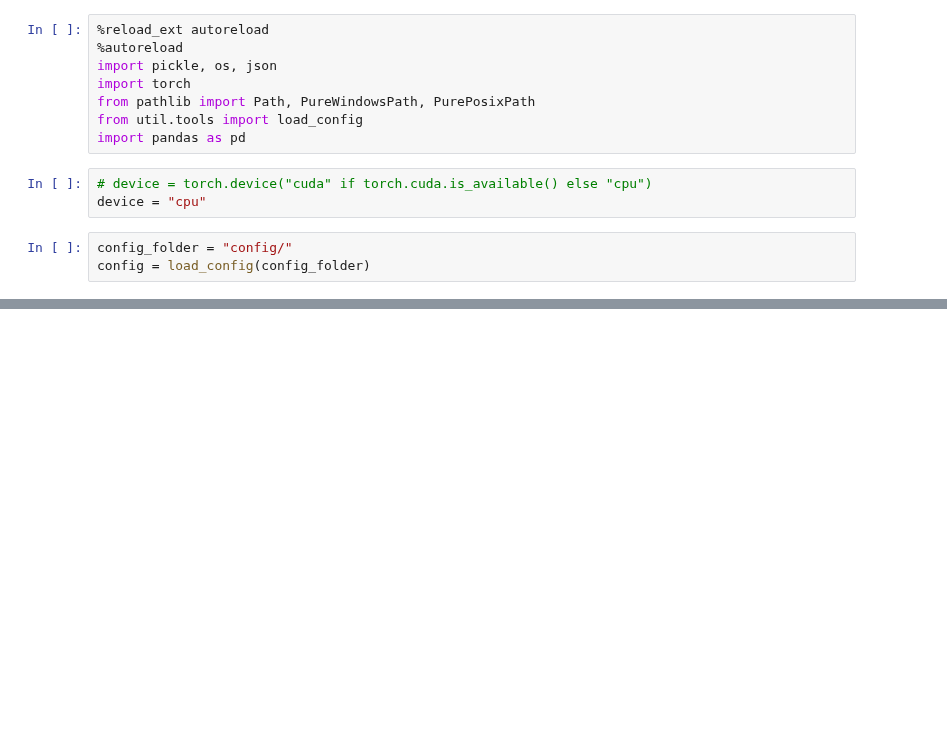
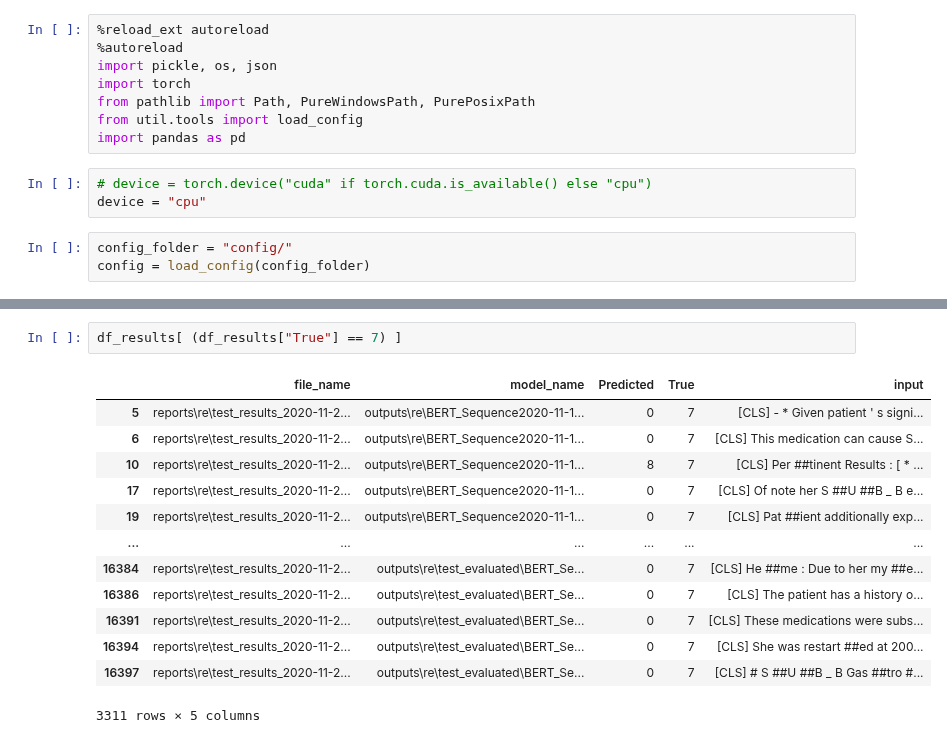
Before and after one commit to pnarsina/w266_final, a Jupyter notebook: project_re/MissedPredictionsAnalysis.ipynb, the cells around one changed output, grey strips where cells are left out. Cells and saved outputs as stored; diff of their text form; blank space fills up the shorter version.

```diff
--- a/project_re/MissedPredictionsAnalysis.ipynb
+++ b/project_re/MissedPredictionsAnalysis.ipynb
@@ -65,3 +63,19 @@ reports\re\test_results_2020-11-23 07_17_45_101072.pkl
+# %%
+df_results[ (df_results["True"] == 7) ]
+# %% [output]
+|  | file_name | model_name | Predicted | True | input |
+| 5 | reports\re\test_results_2020-11-2... | outputs\re\BERT_Sequence2020-11-1... | 0 | 7 | [CLS] - * Given patient ' s signi... |
+| 6 | reports\re\test_results_2020-11-2... | outputs\re\BERT_Sequence2020-11-1... | 0 | 7 | [CLS] This medication can cause S... |
+| 10 | reports\re\test_results_2020-11-2... | outputs\re\BERT_Sequence2020-11-1... | 8 | 7 | [CLS] Per ##tinent Results : [ * ... |
+| 17 | reports\re\test_results_2020-11-2... | outputs\re\BERT_Sequence2020-11-1... | 0 | 7 | [CLS] Of note her S ##U ##B _ B e... |
+| 19 | reports\re\test_results_2020-11-2... | outputs\re\BERT_Sequence2020-11-1... | 0 | 7 | [CLS] Pat ##ient additionally exp... |
+| ... | ... | ... | ... | ... | ... |
+| 16384 | reports\re\test_results_2020-11-2... | outputs\re\test_evaluated\BERT_Se... | 0 | 7 | [CLS] He ##me : Due to her my ##e... |
+| 16386 | reports\re\test_results_2020-11-2... | outputs\re\test_evaluated\BERT_Se... | 0 | 7 | [CLS] The patient has a history o... |
+| 16391 | reports\re\test_results_2020-11-2... | outputs\re\test_evaluated\BERT_Se... | 0 | 7 | [CLS] These medications were subs... |
+| 16394 | reports\re\test_results_2020-11-2... | outputs\re\test_evaluated\BERT_Se... | 0 | 7 | [CLS] She was restart ##ed at 200... |
+| 16397 | reports\re\test_results_2020-11-2... | outputs\re\test_evaluated\BERT_Se... | 0 | 7 | [CLS] # S ##U ##B _ B Gas ##tro #... |
+3311 rows × 5 columns
 # %%
 df_results[ (df_results["True"] == 7) ].groupby("Predicted").count()['True']
 # %% [output]
```
Also changed, not shown: parts of 6 cells of this notebook, 2 other files.
